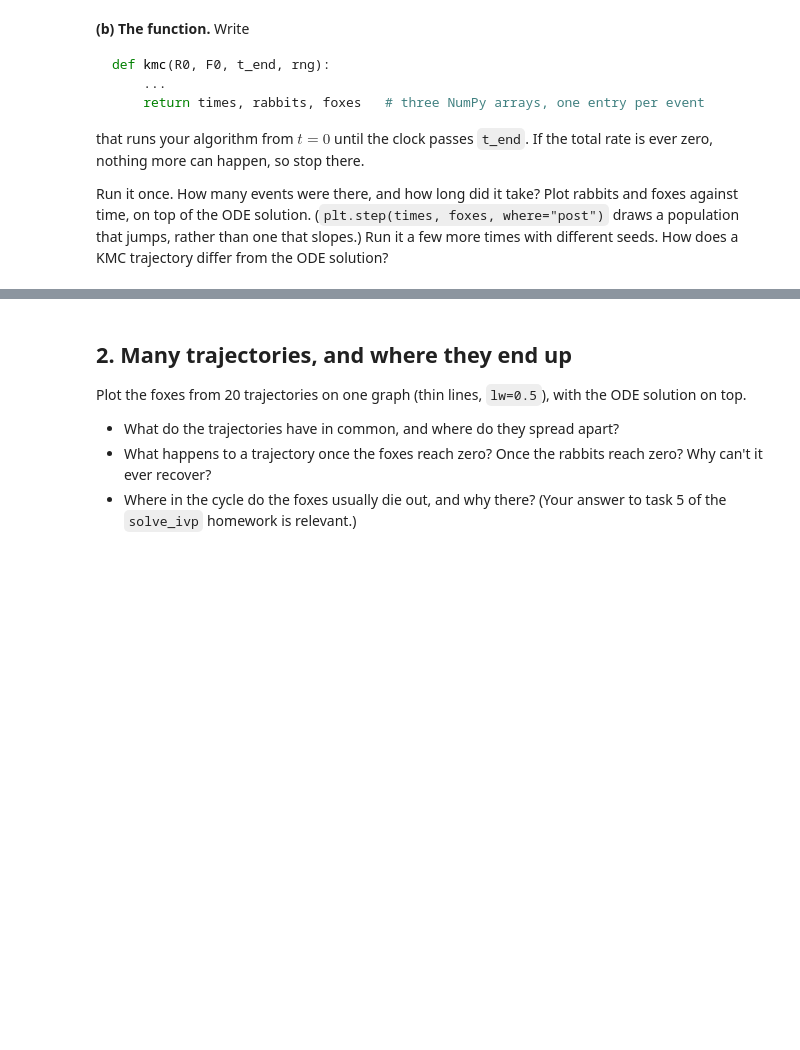
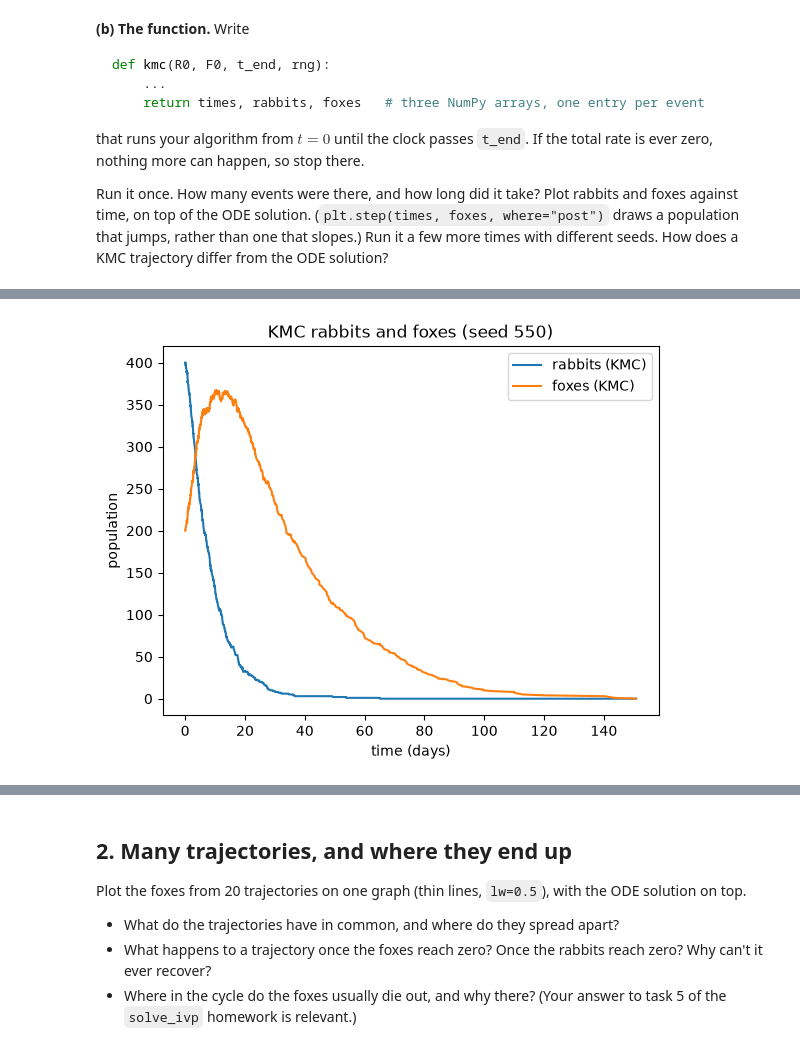
Before and after one commit to mitchellmlibby/kinetic-monte-carlo, a Jupyter notebook: rabbits-and-foxes-kmc.ipynb, the cells around one changed output, grey strips where cells are left out. Cells and saved outputs as stored; diff of their text form; code cells hidden in the pictures; blank space fills up the shorter version.

```diff
--- a/rabbits-and-foxes-kmc.ipynb
+++ b/rabbits-and-foxes-kmc.ipynb
@@ -137,4 +160,88 @@ foxes against time, on top of the ODE solution. (`plt.step(times, foxes, where="
 draws a population that jumps, rather than one that slopes.) Run it a few more times
 with different seeds. How does a KMC trajectory differ from the ODE solution?
 # %%
+def kmc(R0, F0, t_end, rng):
+    """This function runs a kinetic monte carlo algorithm for a two-species (rabbit/fox) system"""
+    #Defining the parameters
+    k1 = 0.015 # in days^-1
+    k2 = 0.00004
+    k3 = 0.0004
+    k4 = 0.04
+    # Steps 1 & 2
+    t = [0]
+    R = [R0]
+    F = [F0]
+
+    s = 550
+    rng = np.random.default_rng(seed = s)
+
+    # Start of Loop (steps 3-9)
+    while t[-1] < t_end:
+        r = R[-1]   # current rabbits
+        f = F[-1]   # current foxes
+
+        # Step 3
+        N_k = [k1*r, k2*r*f, k3*r*f, k4*f]
+
+        # Step 4
+        R_ki = [k1*r, k1*r+k2*r*f, k1*r+k2*r*f+k3*r*f, sum(N_k)]
+        Q = sum(N_k)
+        if Q == 0:
+            break
+
+        # Step 5
+        u = 1 - rng.random()
+
+        # Step 6 - Binary Search Algorithm
+        target = u*Q
+        low = 0
+        high = len(R_ki)
+        while low < high:
+            mid = (low + high) // 2
+            if R_ki[mid] < target:
+                low = mid + 1
+            else:
+                high = mid
+        i = low
+
+        # Step 7
+        if i == 0:
+            r = r + 1
+        elif i == 1:
+            r = r - 1
+        elif i == 2:
+            r = r - 1
+            f = f + 1
+        else:
+            f = f - 1
+
+        # Step 8
+        u_prime = 1 - rng.random()
+
+        # Step 9
+        Δt = (1/Q)*np.log(1/u_prime)
+        if t[-1] + Δt > t_end:
+            t.append(t_end)
+            R.append(R[-1])   # old counts: the event didn't happen in time
+            F.append(F[-1])
+            break
+        t.append(round(float(t[-1] + Δt),ndigits = 5))
+        R.append(r)
+        F.append(f)
+    return t, R, F
+rng = np.random.default_rng()
+t, R, F = kmc(R0 = 400, F0 = 200, t_end = 600, rng = rng)
+print(t)
+print(R)
+print(F)
+print(len(t))
+
+
+plt.plot(t, R, label="rabbits (KMC)")
+plt.plot(t, F, label="foxes (KMC)")
+plt.xlabel("time (days)")
+plt.ylabel("population")
+plt.legend()
+plt.title(f"KMC rabbits and foxes (seed {550})")
+plt.show()
 # %% [output]
@@ -142 +252,2 @@ Error:
+[figure, added]
 # %% [markdown]
```
Also changed, not shown: parts of 4 cells of this notebook.
